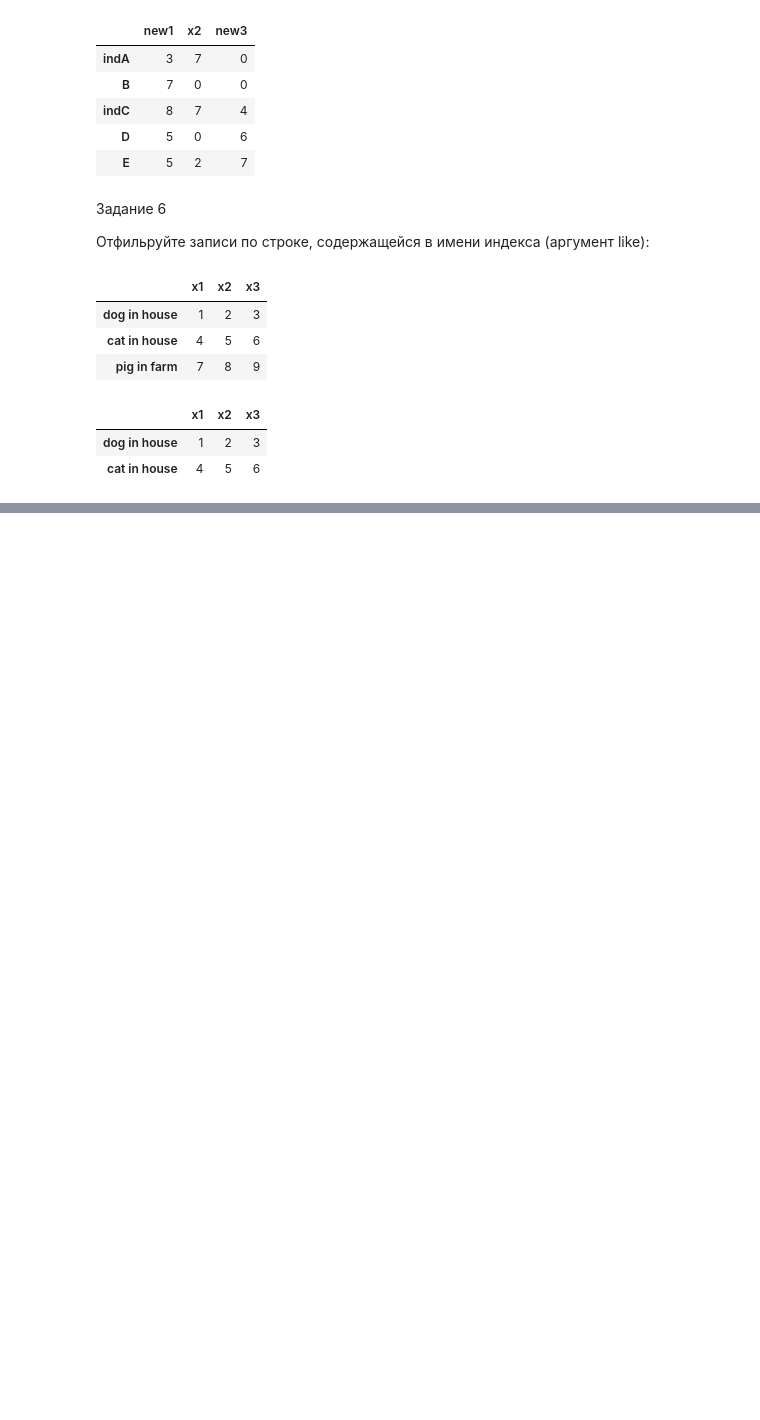
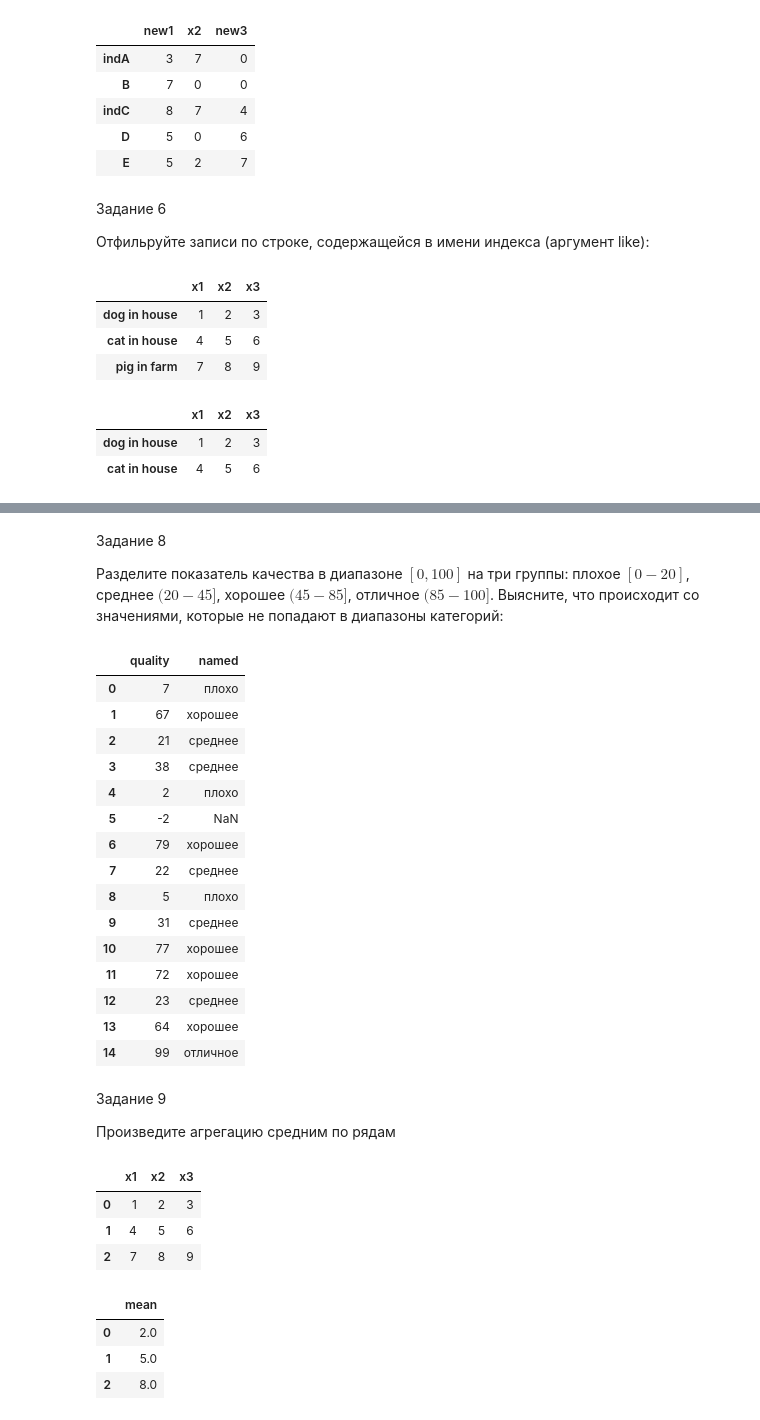
Before and after one commit to Nivoter/ML, a Jupyter notebook: PR03.ipynb, the cells around one changed output, grey strips where cells are left out. Drawn from its saved outputs; the diff is of its cells as text; code cells hidden in the pictures; blank space fills up the shorter version.

```diff
--- a/PR03.ipynb
+++ b/PR03.ipynb
@@ -237,0 +266,57 @@ df.filter(regex='house$',axis = 'index')
+# %% [markdown]
+
+Задание 8
+
+Разделите показатель качества в диапазоне $[0, 100]$ на три группы: плохое $[0-20]$, среднее $(20-45]$, хорошее $(45-85]$, отличное $(85-100]$. Выясните, что происходит со значениями, которые не попадают в диапазоны категорий:
+# %%
+df = pd.DataFrame({
+    'quality': [ 7, 67, 21, 38,  2, -2, 79, 22,  5, 31, 77, 72, 23, 64, 99]
+})
+df['named'] = pd.cut(
+    x=df['quality'],
+    bins=[0, 20, 45, 85, 100],
+    labels=['плохо', 'среднее', 'хорошее','отличное'],
+    # Флаг, чтобы самое левое значение границы входило в первый диапазон
+    include_lowest=True
+)
+df
+#если число не входит не в одну группы, то ему выдается группа NaN
+# %% [output]
+|  | quality | named |
+| 0 | 7 | плохо |
+| 1 | 67 | хорошее |
+| 2 | 21 | среднее |
+| 3 | 38 | среднее |
+| 4 | 2 | плохо |
+| 5 | -2 | NaN |
+| 6 | 79 | хорошее |
+| 7 | 22 | среднее |
+| 8 | 5 | плохо |
+| 9 | 31 | среднее |
+| 10 | 77 | хорошее |
+| 11 | 72 | хорошее |
+| 12 | 23 | среднее |
+| 13 | 64 | хорошее |
+| 14 | 99 | отличное |
+# %% [markdown]
+Задание 9
+
+Произведите агрегацию средним по рядам
+# %%
+df = pd.DataFrame(
+    ([1, 2, 3], [4, 5, 6], [7, 8, 9]),
+    columns=['x1', 'x2', 'x3'])
+df
+# %% [output]
+|  | x1 | x2 | x3 |
+| 0 | 1 | 2 | 3 |
+| 1 | 4 | 5 | 6 |
+| 2 | 7 | 8 | 9 |
+# %%
+# TODO - произведите агрегацию по рядам (найти среднее)
+df.aggregate(['mean'], axis='columns')
+# %% [output]
+|  | mean |
+| 0 | 2.0 |
+| 1 | 5.0 |
+| 2 | 8.0 |
```
Also changed, not shown: parts of 12 cells of this notebook.
